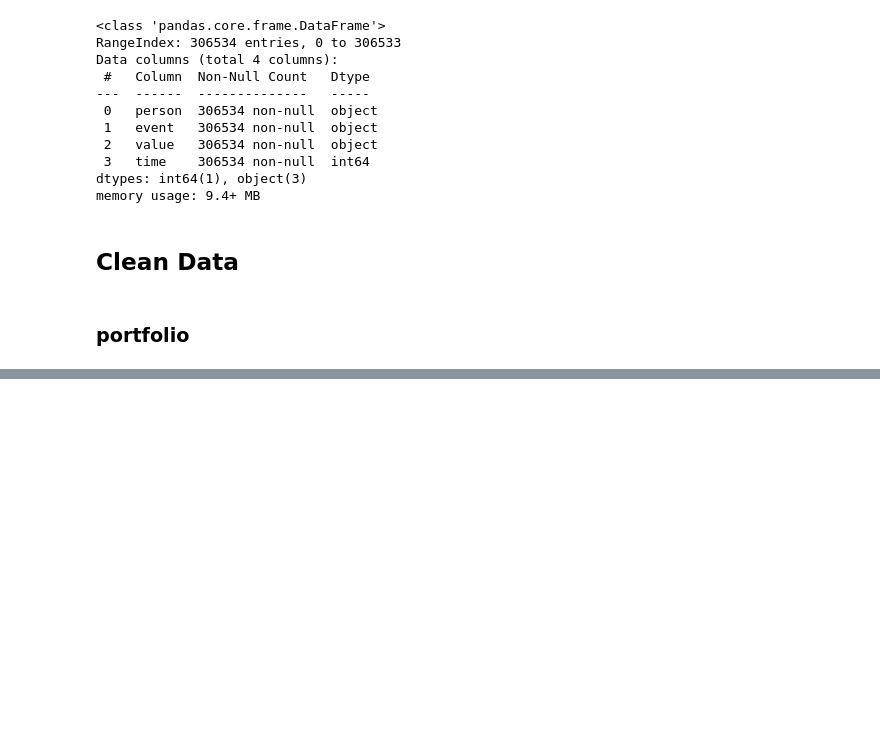
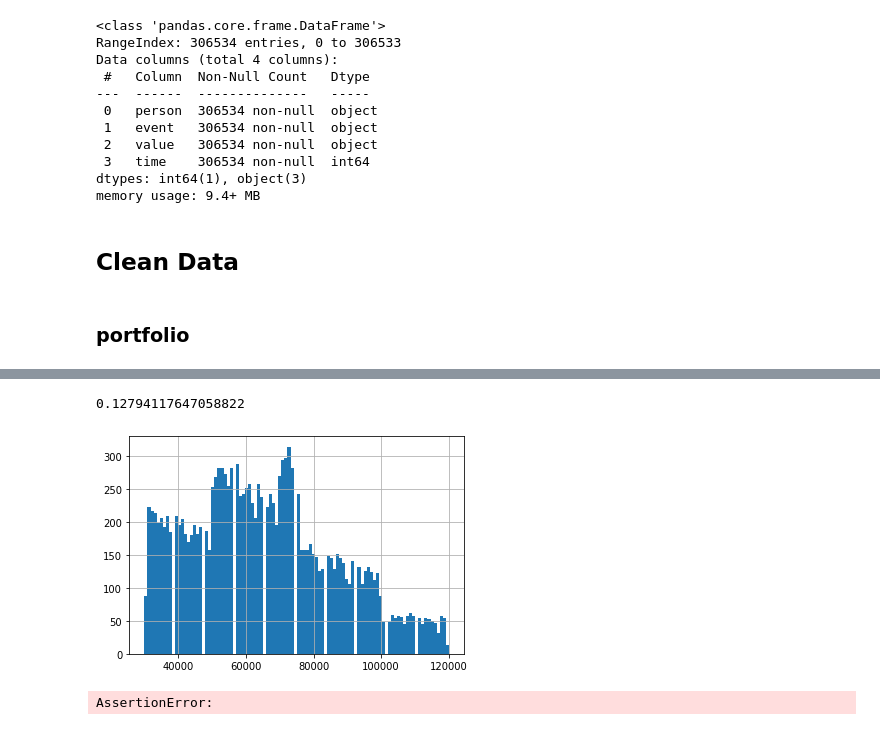
Before and after one commit to keyanyang/starbucks-mobile-app-offer-analysis, a Jupyter notebook: notebooks/analysis/analysis.ipynb, the cells around one changed output, grey strips where cells are left out. Cells and saved outputs as stored; diff of their text form; code cells hidden in the pictures; blank space fills up the shorter version.

```diff
--- a/notebooks/analysis/analysis.ipynb
+++ b/notebooks/analysis/analysis.ipynb
@@ -110,0 +152,13 @@ df_portfolio.head()
+# %%
+# create dummies for gender
+df_profile['gender'] = df_profile['gender'].replace('None', np.nan)
+df_profile = pd.concat([df_profile, pd.get_dummies(df_profile['gender'], prefix='gender', dummy_na=True)], axis=1)
+
+# remove the original column
+df_profile.drop('gender', axis=1, inplace=True)
+# %%
+# create a new column for "118-year-old" user
+df_profile['is_outlier_age'] = np.where(df_profile['age'] == 118, True, False)
+
+# replace age with the median
+df_profile['age'] = np.where(df_profile['age'] == 118, df_profile['age'].median(), df_profile['age'])
@@ -110,0 +174,18 @@ df_portfolio.head()
+# %%
+# create columns the year and the month member created
+df_profile['year_member_created'] = df_profile['became_member_on'].astype(str).str[:4].astype(int)
+df_profile['month_member_created'] = df_profile['became_member_on'].astype(str).str[4:6].astype(int)
+
+# remove the original column
+df_profile.drop('became_member_on', axis=1, inplace=True)
+# %%
+# check % missing values of income
+df_profile['income'].isnull().mean()
+# %% [output]
+0.12794117647058822
+# %%
+# check income distribution
+df_profile['income'].hist(bins=100)
+plt.show()
+# %% [output]
+[figure, added]
@@ -110,0 +198,5 @@ df_portfolio.head()
+# %%
+# validate no missing values
+assert df_profile.isnull().sum().sum() == 0
+# %% [output]
+AssertionError:
```
Also changed, not shown: parts of 23 cells of this notebook.
